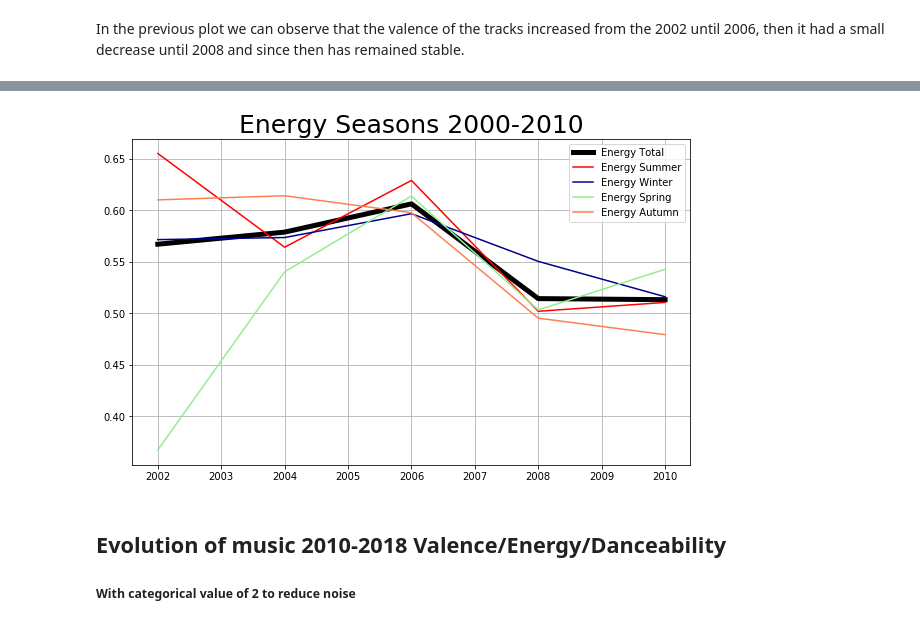
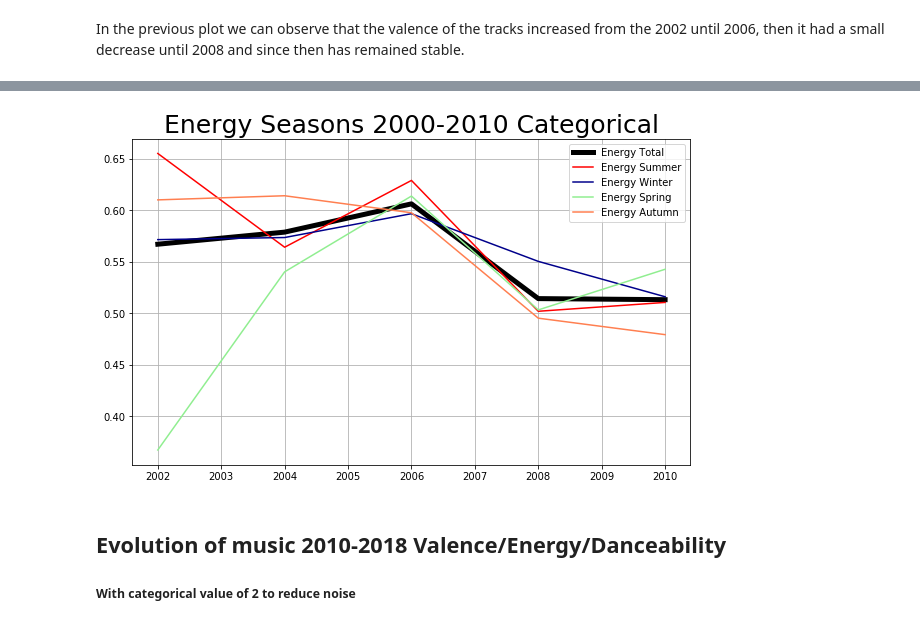
Before and after one commit to AndresMontero/Project, a Jupyter notebook: src/main.ipynb, the cells around one changed output, grey strips where cells are left out. Cells and saved outputs as stored; diff of their text form; code cells hidden in the pictures.

```diff
--- a/src/main.ipynb
+++ b/src/main.ipynb
@@ -1100,14 +1100,12 @@ In the previous plots we observed the evolution with noisy plots, to fix this pr
 # %% [markdown]
 The following section will explain with more detailed the evolution of the key features of the tracks, now we impliment categorical values to group every two years.
 # %%
-
-
 #sumer
 tracks_albums_summer_2000 = tracks_albums.loc[lambda tracks_albums: (tracks_albums.album_date_released.dt.month >5)\
                  & (tracks_albums.album_date_released.dt.month <9) \
                  & (tracks_albums.album_date_released.dt.year >1999)\
                  & (tracks_albums.album_date_released.dt.year <2010)]
-
+tracks_albums_summer_2000 = tracks_albums_summer_2000.copy()
 tracks_albums_summer_2000['categorical_year'] = pd.cut(tracks_albums_summer_2000['album_date_released'].dt.year, \
                                                        [2000, 2002, 2004, 2006, 2008, 2010], \
                                                        labels=[2002, 2004, 2006, 2008, 2010])
@@ -1118,6 +1116,7 @@ tracks_albums_winter_2000 = tracks_albums.loc[lambda tracks_albums: ((tracks_alb
                  | (tracks_albums.album_date_released.dt.month >11)) \
                  & (tracks_albums.album_date_released.dt.year >1999)\
                  & (tracks_albums.album_date_released.dt.year <2010)]
+tracks_albums_winter_2000 = tracks_albums_winter_2000.copy()
 tracks_albums_winter_2000['categorical_year'] = pd.cut(tracks_albums_winter_2000['album_date_released'].dt.year, \
                                                         [2000, 2002, 2004, 2006, 2008, 2010], \
                                                        labels=[2002, 2004, 2006, 2008, 2010])
@@ -1128,6 +1127,7 @@ tracks_albums_spring_2000 = tracks_albums.loc[lambda tracks_albums: (tracks_albu
                  & (tracks_albums.album_date_released.dt.month <6) \
                  & (tracks_albums.album_date_released.dt.year >1999)\
                  & (tracks_albums.album_date_released.dt.year <2010)]
+tracks_albums_spring_2000 = tracks_albums_spring_2000.copy()
 tracks_albums_spring_2000['categorical_year'] = pd.cut(tracks_albums_spring_2000['album_date_released'].dt.year, \
                                                         [2000, 2002, 2004, 2006, 2008, 2010], \
                                                        labels=[2002, 2004, 2006, 2008, 2010])
@@ -1138,6 +1138,7 @@ tracks_albums_autumn_2000 = tracks_albums.loc[lambda tracks_albums: (tracks_albu
                  & (tracks_albums.album_date_released.dt.month <12) \
                  & (tracks_albums.album_date_released.dt.year >1999)\
                  & (tracks_albums.album_date_released.dt.year <2010)]
+tracks_albums_autumn_2000 = tracks_albums_autumn_2000.copy()
 tracks_albums_autumn_2000['categorical_year'] = pd.cut(tracks_albums_autumn_2000['album_date_released'].dt.year, \
                                                         [2000, 2002, 2004, 2006, 2008, 2010], \
                                                        labels=[2002, 2004, 2006, 2008, 2010])
@@ -1146,6 +1147,7 @@ tracks_albums_autumn_2000_year = tracks_albums_autumn_2000.groupby('categorical_
 #total
 tracks_albums_total_2000 = tracks_albums.loc[lambda tracks_albums:(tracks_albums.album_date_released.dt.year >1999)\
                  & (tracks_albums.album_date_released.dt.year <2010)]
+tracks_albums_total_2000 = tracks_albums_total_2000.copy()
 tracks_albums_total_2000['categorical_year'] = pd.cut(tracks_albums_total_2000['album_date_released'].dt.year, \
                                                         [2000, 2002, 2004, 2006, 2008, 2010], \
                                                        labels=[2002, 2004, 2006, 2008, 2010])
@@ -1254,36 +1235,36 @@ tracks_albums_summer_2000_year_mean = tracks_albums_summer_2000_year.groupby('ca
 tracks_albums_summer_2000_year_mean_energy = tracks_albums_summer_2000_year_mean[['energy']]
 
 # winter
 tracks_albums_winter_2000_year_mean = tracks_albums_winter_2000_year.groupby('categorical_year').mean()
 tracks_albums_winter_2000_year_mean_energy = tracks_albums_winter_2000_year_mean[['energy']]
 
 #spring
 tracks_albums_spring_2000_year_mean = tracks_albums_spring_2000_year.groupby('categorical_year').mean()
 tracks_albums_spring_2000_year_mean_energy = tracks_albums_spring_2000_year_mean[['energy']]
 
 #autumn
 tracks_albums_autumn_2000_year_mean = tracks_albums_autumn_2000_year.groupby('categorical_year').mean()
 tracks_albums_autumn_2000_year_mean_energy = tracks_albums_autumn_2000_year_mean[['energy']]
 #total
 tracks_albums_total_2000_mean = tracks_albums_total_2000_year.groupby('categorical_year').mean()
 tracks_albums_total_2000_mean_valence = tracks_albums_total_2000_mean[['energy']]
 
-def energy_seasons_00_10():
+def energy_seasons_00_10_categorical():
     plt.grid()
     sns.lineplot(data=tracks_albums_total_2000_mean_valence["energy"],
                  color="black", label="Energy Total", linewidth=5)
     sns.lineplot(data=tracks_albums_summer_2000_year_mean_energy["energy"],
                  color="red", label="Energy Summer")
     sns.lineplot(data=tracks_albums_winter_2000_year_mean_energy["energy"],
                  color="darkblue", label="Energy Winter")
     sns.lineplot(data=tracks_albums_spring_2000_year_mean_energy["energy"],
                  color="lightgreen", label="Energy Spring")
     return sns.lineplot(data=tracks_albums_autumn_2000_year_mean_energy["energy"],
                         color="coral", label="Energy Autumn")
 
-std_plot(energy_seasons_00_10, title='Energy Seasons 2000-2010')
+std_plot(energy_seasons_00_10, title='Energy Seasons 2000-2010 Categorical')
 # %% [output]
-[figure, old version]
+[figure, new version]
 # %% [markdown]
 ## Evolution of music 2010-2018 Valence/Energy/Danceability
 ##### With categorical value of 2 to reduce noise
```
Also changed, not shown: parts of 28 cells of this notebook, 52 other files.
